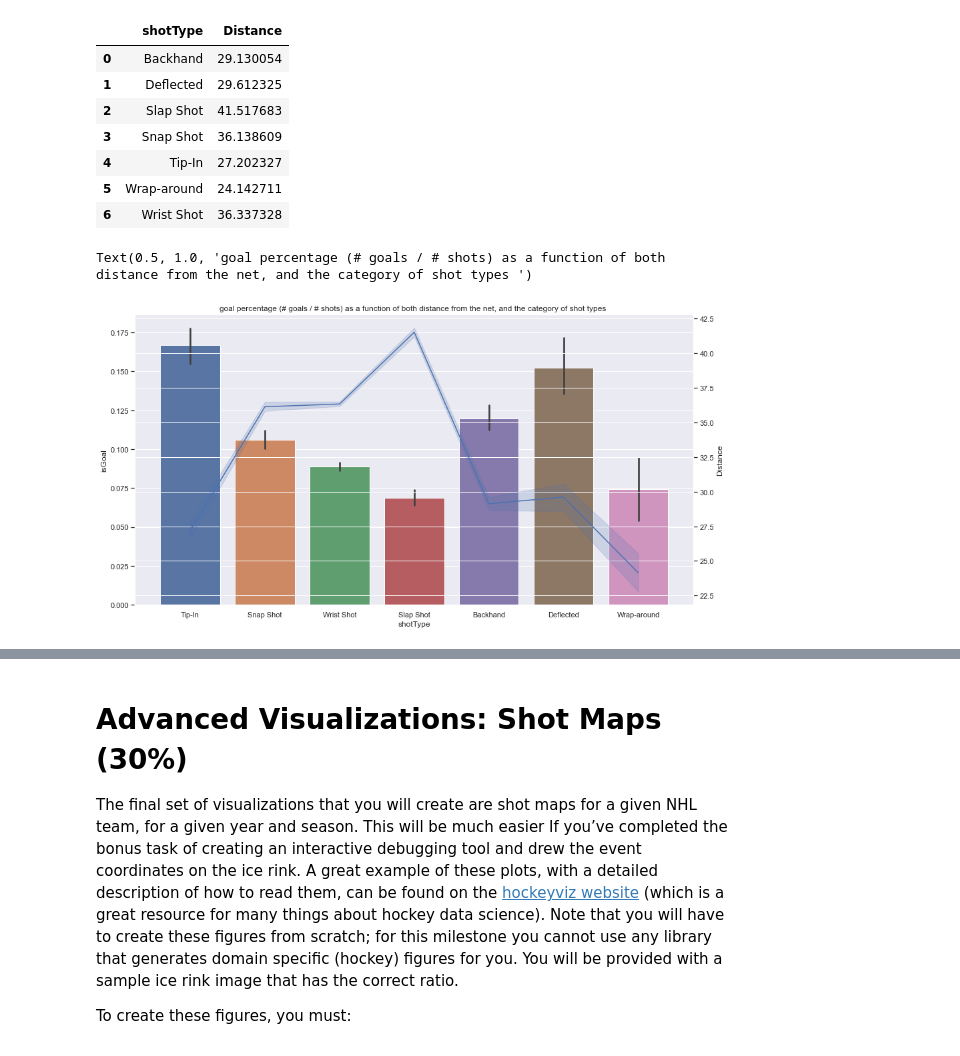
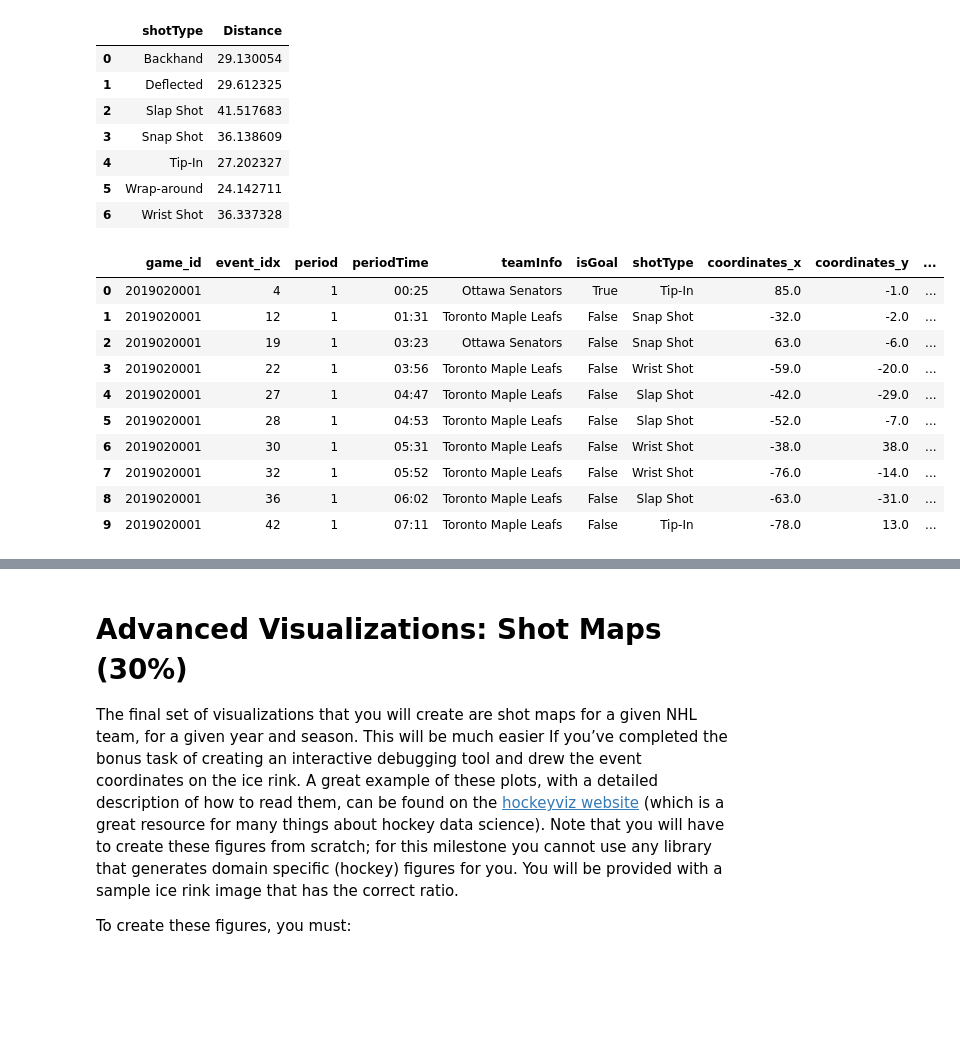
Before and after one commit to Jawing/ift6758-project-template-main, a Jupyter notebook: milestone1-Abhay.ipynb, the cells around one changed output, grey strips where cells are left out. Saved outputs shown, nothing was run; the diff lists cells and outputs as text; code cells hidden in the pictures; blank space fills up the shorter version.

```diff
--- a/milestone1-Abhay.ipynb
+++ b/milestone1-Abhay.ipynb
@@ -59,7 +59,7 @@ import numpy as np
 # %%
 
 #preload and download from web if not acquired (set to false to download all data)
-downloaded = False
+downloaded = True
 if not downloaded:
     datayear = 2016
     while datayear <= 2021:
@@ -882,9 +896,21 @@ dist.sort_values(by = 'isGoal', inplace = True)
 # %%
 #sns.set_theme(style="whitegrid")
 sns.set(rc = {'figure.figsize':(15,8)})
-ax = sns.barplot(x='shotType', y='isGoal',data=df_2019)
-ax1 = ax.twinx()
-sns.lineplot(x='shotType', y='Distance',data=df_2019).set_title('goal percentage (# goals / # shots) as a function of both distance from the net, and the category of shot types ')
+
+
+# ax = sns.barplot(x='shotType', y='isGoal',data=df_2019)
+# ax1 = ax.twinx()
+df_2019.dropna(inplace = True)
+df_2019.head(10)
 # %% [output]
-Text(0.5, 1.0, 'goal percentage (# goals / # shots) as a function of both distance from the net, and the category of shot types ')
-[figure, removed]
+|  | game_id | event_idx | period | periodTime | teamInfo | isGoal | shotType | coordinates_x | coordinates_y | ... |
+| 0 | 2019020001 | 4 | 1 | 00:25 | Ottawa Senators | True | Tip-In | 85.0 | -1.0 | ... |
+| 1 | 2019020001 | 12 | 1 | 01:31 | Toronto Maple Leafs | False | Snap Shot | -32.0 | -2.0 | ... |
+| 2 | 2019020001 | 19 | 1 | 03:23 | Ottawa Senators | False | Snap Shot | 63.0 | -6.0 | ... |
+| 3 | 2019020001 | 22 | 1 | 03:56 | Toronto Maple Leafs | False | Wrist Shot | -59.0 | -20.0 | ... |
+| 4 | 2019020001 | 27 | 1 | 04:47 | Toronto Maple Leafs | False | Slap Shot | -42.0 | -29.0 | ... |
+| 5 | 2019020001 | 28 | 1 | 04:53 | Toronto Maple Leafs | False | Slap Shot | -52.0 | -7.0 | ... |
+| 6 | 2019020001 | 30 | 1 | 05:31 | Toronto Maple Leafs | False | Wrist Shot | -38.0 | 38.0 | ... |
+| 7 | 2019020001 | 32 | 1 | 05:52 | Toronto Maple Leafs | False | Wrist Shot | -76.0 | -14.0 | ... |
+| 8 | 2019020001 | 36 | 1 | 06:02 | Toronto Maple Leafs | False | Slap Shot | -63.0 | -31.0 | ... |
+| 9 | 2019020001 | 42 | 1 | 07:11 | Toronto Maple Leafs | False | Tip-In | -78.0 | 13.0 | ... |
```
Also changed, not shown: parts of 12 cells of this notebook.
